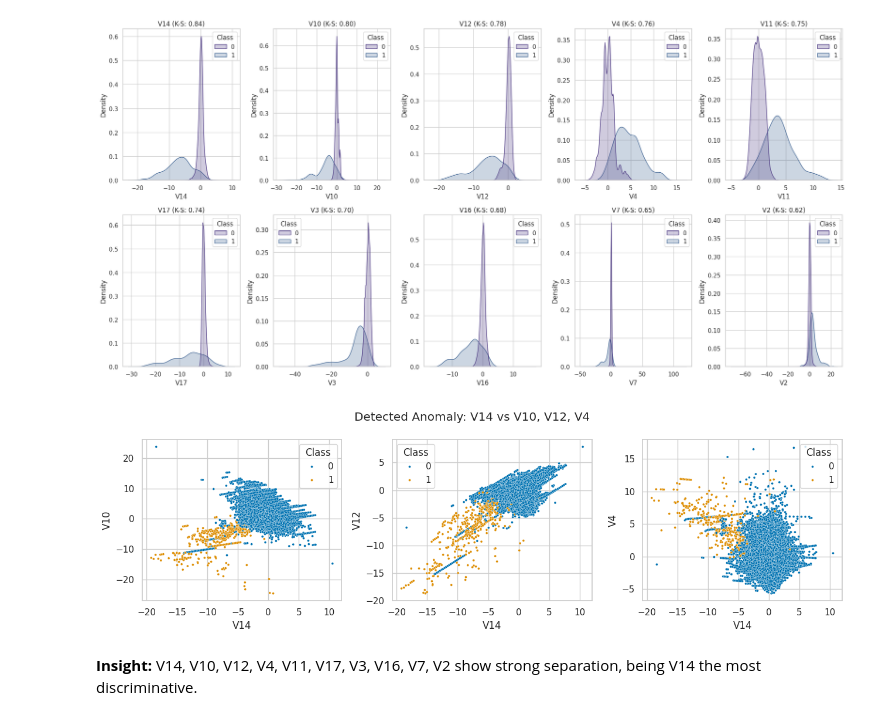
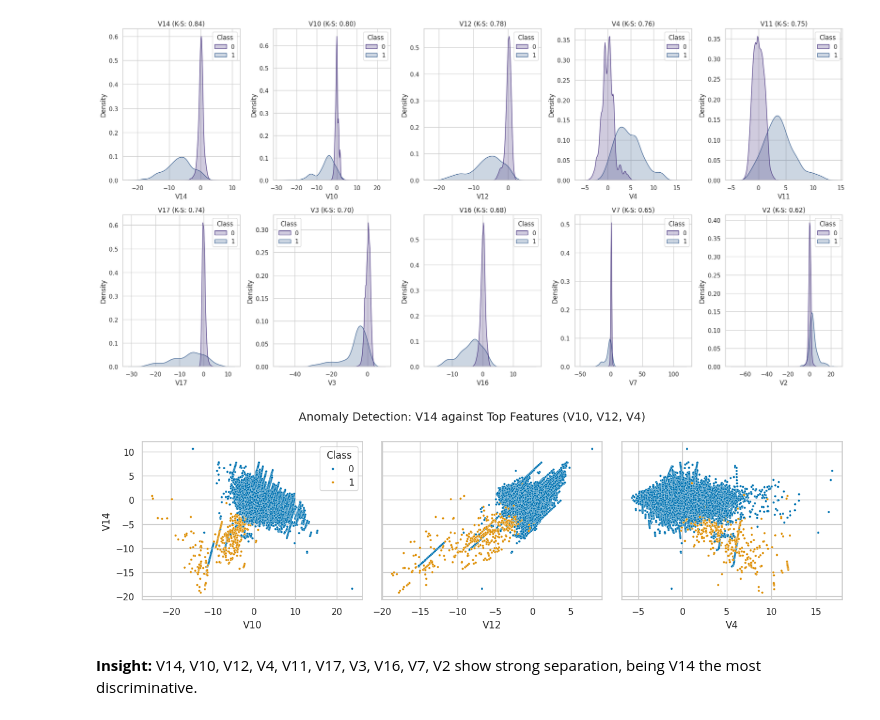
Before and after one commit to renteria-luis/fraud-detection-v1, a Jupyter notebook: notebooks/01_eda.ipynb, the cells around one changed output. Cells and saved outputs as stored; diff of their text form; code cells hidden in the pictures.

```diff
--- a/notebooks/01_eda.ipynb
+++ b/notebooks/01_eda.ipynb
@@ -40,8 +40,10 @@ np.random.seed(SEED)
 
 # 2. Path Management
 BASE_DIR = Path("..")
+ASSETS_DIR = Path('../assets/figures')
 DATA_RAW = BASE_DIR / "data" / "raw"
 DATA_PROCESSED = BASE_DIR / "data" / "processed"
+MODELS_DIR = BASE_DIR / "models"
 MODELS_DIR = BASE_DIR / "models"
 
 # 3. Plotting Style
@@ -291,17 +315,29 @@ plt.show()
 Top 10 discriminative features: ['V14', 'V10', 'V12', 'V4', 'V11', 'V17', 'V3', 'V16', 'V7', 'V2']
 [figure]
 # %%
-# 3. Scatter Plot of critical variables (e.g., V14 vs V10, V12, V4)
-fig, ax = plt.subplots(1, 3, figsize=(13, 4))
-sns.scatterplot(data=df, x='V14', y='V10', hue='Class', s=8, palette='colorblind', ax=ax[0])
-sns.scatterplot(data=df, x='V14', y='V12', hue='Class', s=8, palette='colorblind', ax=ax[1])
-sns.scatterplot(data=df, x='V14', y='V4', hue='Class', s=8, palette='colorblind', ax=ax[2])
+fig, axes = plt.subplots(1, 3, figsize=(13, 4), sharey=True)
 
-fig.suptitle('Detected Anomaly: V14 vs V10, V12, V4')
+sns.scatterplot(data=df, x='V10', y='V14', hue='Class', s=8, palette='colorblind', ax=axes[0])
+axes[0].set_xlabel('V10')
+axes[0].set_ylabel('V14')
+
+sns.scatterplot(data=df, x='V12', y='V14', hue='Class', s=8, palette='colorblind', ax=axes[1], legend=False)
+axes[1].set_xlabel('V12')
+axes[1].set_ylabel('V14')
+
+sns.scatterplot(data=df, x='V4', y='V14', hue='Class', s=8, palette='colorblind', ax=axes[2], legend=False)
+axes[2].set_xlabel('V4')
+axes[2].set_ylabel('V14')
+
+fig.suptitle('Anomaly Detection: V14 against Top Features (V10, V12, V4)', fontsize=14)
 plt.tight_layout()
+plt.subplots_adjust(top=0.85)
+
+plt.savefig(ASSETS_DIR / 'scatter_v14_vs_top3.png', dpi=100, bbox_inches='tight')
 plt.show()
+plt.close()
 # %% [output]
-[figure, old version]
+[figure, new version]
 # %% [markdown]
 **Insight:** V14, V10, V12, V4, V11, V17, V3, V16, V7, V2 show strong separation, being V14 the most discriminative.
 # %% [markdown]
```
Also changed, not shown: parts of 2 cells of this notebook, 3 other files.
